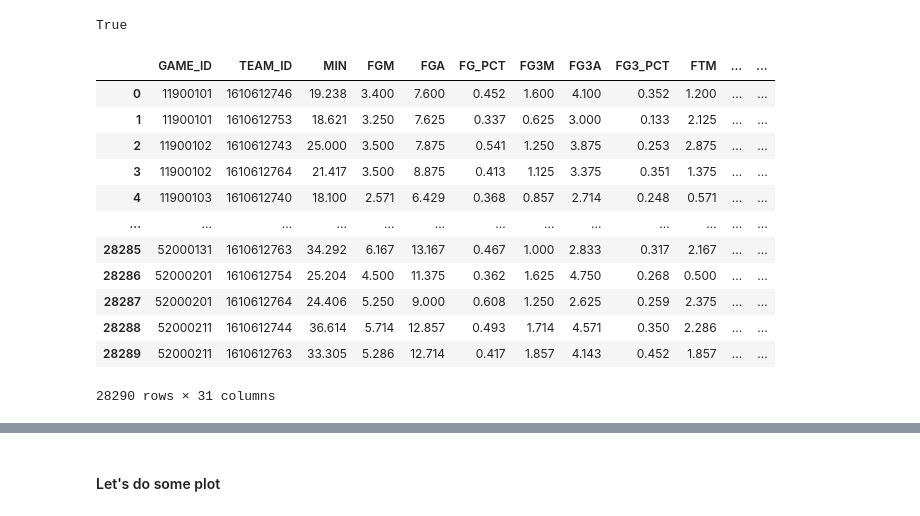
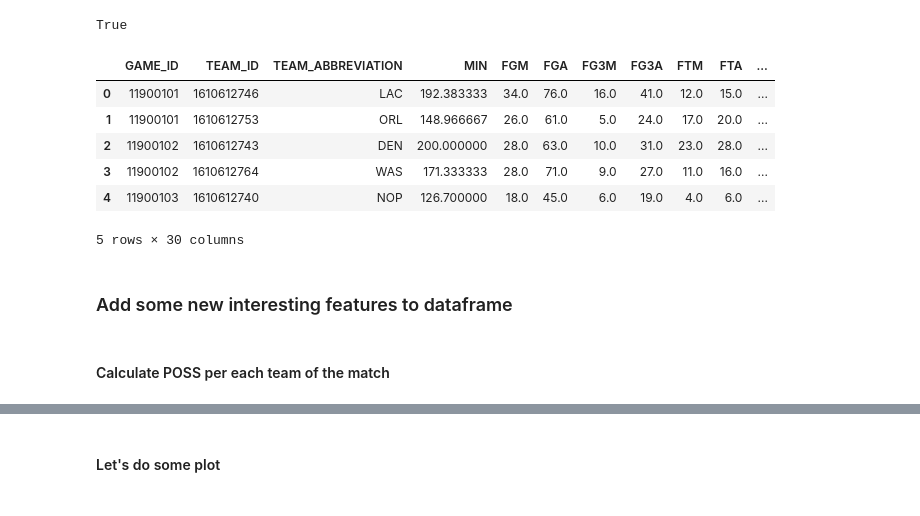
Before and after one commit to biagio7xD/nba_predictions, a Jupyter notebook: games_details_analysis.ipynb, the cells around one changed output, grey strips where cells are left out. Saved outputs shown, nothing was run; the diff lists cells and outputs as text; code cells hidden in the pictures.

```diff
--- a/games_details_analysis.ipynb
+++ b/games_details_analysis.ipynb
@@ -153,5 +168,5 @@ games_details['FG2A'] = games_details['FGA'] - games_details['FG3A']
 # %%
 # EFG% – the Effective Field Goal percentage
-games_details['EFG'] = (games_details['FGM'] + (0.5*games_details['FG3M']))/games_details['FGA']
+games_details['EFG'] = round(((games_details['FGM'] + (0.5*games_details['FG3M'])) / games_details['FGA']), 2)
 # %%
 # FG_MISSED : field goal missed
@@ -227,17 +233,51 @@ games_details_avg.drop(['PLAYER_ID', 'TEAM_ABBREVIATION'], axis=1, inplace=True)
-# %%
-games_details_avg = games_details_avg.round(3)
-games_details_avg
-# %% [output]
-|  | GAME_ID | TEAM_ID | MIN | FGM | FGA | FG_PCT | FG3M | FG3A | FG3_PCT | FTM | ... | ... |
-| 0 | 11900101 | 1610612746 | 19.238 | 3.400 | 7.600 | 0.452 | 1.600 | 4.100 | 0.352 | 1.200 | ... | ... |
-| 1 | 11900101 | 1610612753 | 18.621 | 3.250 | 7.625 | 0.337 | 0.625 | 3.000 | 0.133 | 2.125 | ... | ... |
-| 2 | 11900102 | 1610612743 | 25.000 | 3.500 | 7.875 | 0.541 | 1.250 | 3.875 | 0.253 | 2.875 | ... | ... |
-| 3 | 11900102 | 1610612764 | 21.417 | 3.500 | 8.875 | 0.413 | 1.125 | 3.375 | 0.351 | 1.375 | ... | ... |
-| 4 | 11900103 | 1610612740 | 18.100 | 2.571 | 6.429 | 0.368 | 0.857 | 2.714 | 0.248 | 0.571 | ... | ... |
-| ... | ... | ... | ... | ... | ... | ... | ... | ... | ... | ... | ... | ... |
-| 28285 | 52000131 | 1610612763 | 34.292 | 6.167 | 13.167 | 0.467 | 1.000 | 2.833 | 0.317 | 2.167 | ... | ... |
-| 28286 | 52000201 | 1610612754 | 25.204 | 4.500 | 11.375 | 0.362 | 1.625 | 4.750 | 0.268 | 0.500 | ... | ... |
-| 28287 | 52000201 | 1610612764 | 24.406 | 5.250 | 9.000 | 0.608 | 1.250 | 2.625 | 0.259 | 2.375 | ... | ... |
-| 28288 | 52000211 | 1610612744 | 36.614 | 5.714 | 12.857 | 0.493 | 1.714 | 4.571 | 0.350 | 2.286 | ... | ... |
-| 28289 | 52000211 | 1610612763 | 33.305 | 5.286 | 12.714 | 0.417 | 1.857 | 4.143 | 0.452 | 1.857 | ... | ... |
-28290 rows × 31 columns
+# %%
+def compute_avg_of_players_stats(df):
+    games_details_avg = df.mean()[['GAME_ID',
+                                    'TEAM_ID',
+                                    'EFFICACY',
+                                    'EFG',
+                                    'PTS_FGA',
+                                    'PIE']]
+    return games_details_avg
+
+def compute_sum_of_games_stats(df) :
+    games_details = df.sum()
+    games_details.drop(['PLAYER_ID', 'FG_PCT','FG3_PCT','FT_PCT','PLUS_MINUS'], axis=1, inplace=True)
+    games_details["FG_PCT"] = games_details["FGM"] / games_details["FGA"]
+    games_details["FG3_PCT"] = games_details["FG3M"] / games_details["FG3A"]
+    games_details["FT_PCT"] = games_details["FTM"] / games_details["FTA"]
+    return games_details.drop(['EFFICACY', 'EFG', 'PTS_FGA', 'PIE'], axis=1)
+
+def round_features_to_two_decimal(df):
+    df['EFFICACY'] = round(df['EFFICACY'], 2)
+    df['EFG'] = round(df['EFG'], 2)
+    df['PTS_FGA'] = round(df['PTS_FGA'], 2)
+    df['PIE'] = round(df['PIE'], 2)
+    df['FG_PCT'] = round(df['FG_PCT'], 2)
+    df['FG3_PCT'] = round(df['FG3_PCT'], 2)
+    df['FT_PCT'] = round(df['FT_PCT'], 2)
+    return df
+
+def compute_group_and_merge_full_games_stats (df) :
+    games_details_grouped = df.groupby(["GAME_ID","TEAM_ID", "TEAM_ABBREVIATION"], as_index=False)
+    games_details_avg = compute_avg_of_players_stats(games_details_grouped)
+    games_details = compute_sum_of_games_stats(games_details_grouped)
+    games_details_merged = pd.merge(games_details, games_details_avg, on=['GAME_ID', 'TEAM_ID'])
+    games_details_merged = round_features_to_two_decimal(games_details_merged)
+    return games_details_merged
+# %%
+games_details = compute_group_and_merge_full_games_stats(games_details)
+# %%
+games_details.head()
+# %% [output]
+|  | GAME_ID | TEAM_ID | TEAM_ABBREVIATION | MIN | FGM | FGA | FG3M | FG3A | FTM | FTA | ... |
+| 0 | 11900101 | 1610612746 | LAC | 192.383333 | 34.0 | 76.0 | 16.0 | 41.0 | 12.0 | 15.0 | ... |
+| 1 | 11900101 | 1610612753 | ORL | 148.966667 | 26.0 | 61.0 | 5.0 | 24.0 | 17.0 | 20.0 | ... |
+| 2 | 11900102 | 1610612743 | DEN | 200.000000 | 28.0 | 63.0 | 10.0 | 31.0 | 23.0 | 28.0 | ... |
+| 3 | 11900102 | 1610612764 | WAS | 171.333333 | 28.0 | 71.0 | 9.0 | 27.0 | 11.0 | 16.0 | ... |
+| 4 | 11900103 | 1610612740 | NOP | 126.700000 | 18.0 | 45.0 | 6.0 | 19.0 | 4.0 | 6.0 | ... |
+5 rows × 30 columns
+# %% [markdown]
+### Add some new interesting features to dataframe
+# %% [markdown]
+#### Calculate POSS per each team of the match
```
Also changed, not shown: parts of 35 cells of this notebook, 5 other files.
